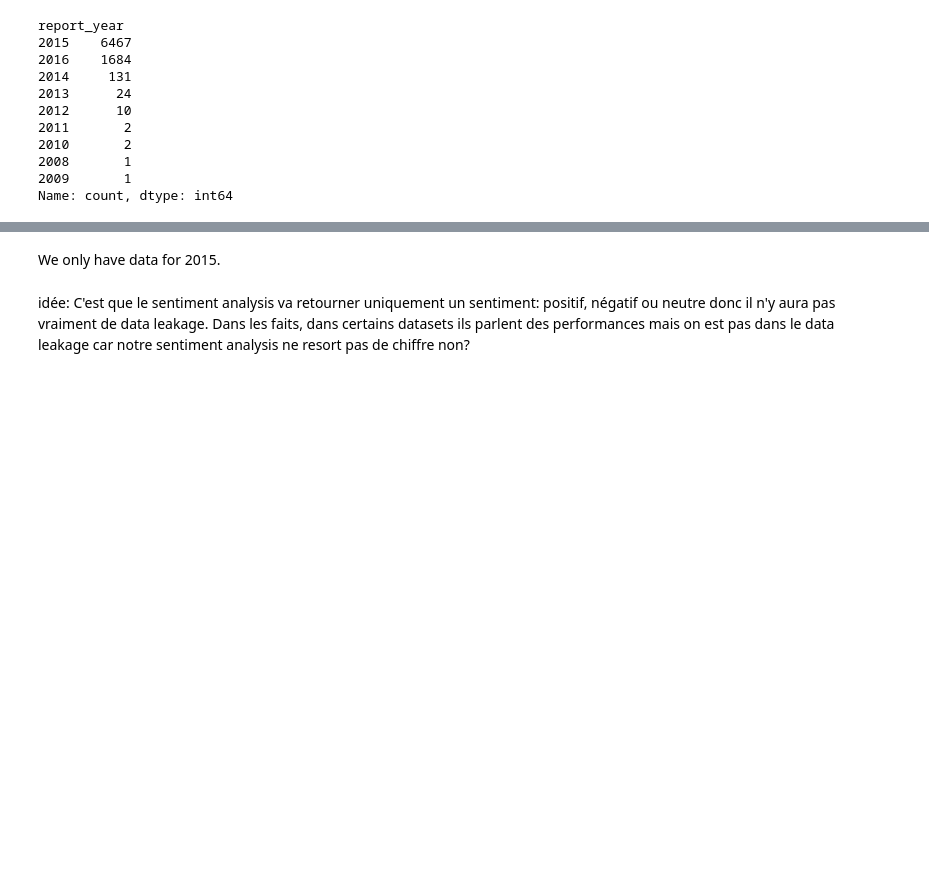
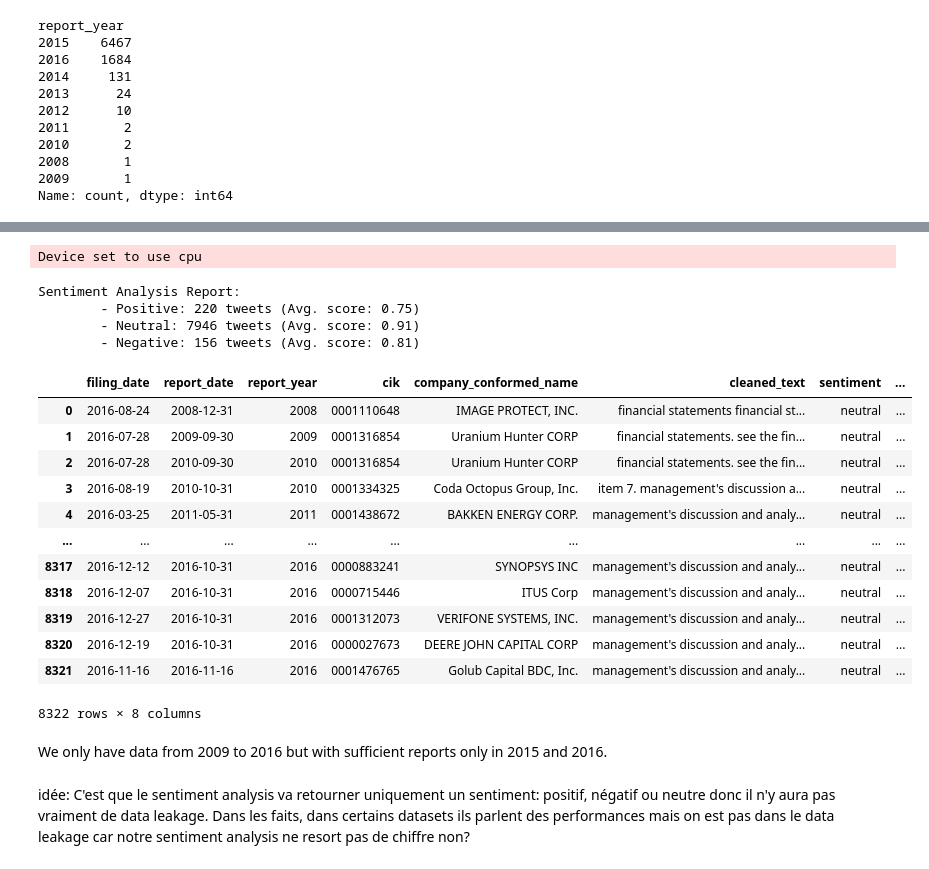
Before and after one commit to Loris-EPFL/MLFIN_Project, a Jupyter notebook: sentiment_analysis.ipynb, the cells around one changed output, grey strips where cells are left out. Cells and saved outputs as stored; diff of their text form; code cells hidden in the pictures; blank space fills up the shorter version.

Commit message:
sentiment analysis done

```diff
--- a/Predictors.ipynb
+++ b/sentiment_analysis.ipynb
@@ -96,0 +143,8 @@ Name: count, dtype: int64
+# %%
+reports.reports_sentiment_analysis()
+# %% [output]
+Device set to use cpu
+Sentiment Analysis Report:
+        - Positive: 220 tweets (Avg. score: 0.75)
+        - Neutral: 7946 tweets (Avg. score: 0.91)
+        - Negative: 156 tweets (Avg. score: 0.81)
@@ -97,5 +155,22 @@ Name: count, dtype: int64
+# %%
+df = pd.read_parquet('./clean/sentiment_tenkreports.parquet')
+df
+# %% [output]
+|  | filing_date | report_date | report_year | cik | company_conformed_name | cleaned_text | sentiment | ... |
+| 0 | 2016-08-24 | 2008-12-31 | 2008 | 0001110648 | IMAGE PROTECT, INC. | financial statements financial st... | neutral | ... |
+| 1 | 2016-07-28 | 2009-09-30 | 2009 | 0001316854 | Uranium Hunter CORP | financial statements. see the fin... | neutral | ... |
+| 2 | 2016-07-28 | 2010-09-30 | 2010 | 0001316854 | Uranium Hunter CORP | financial statements. see the fin... | neutral | ... |
+| 3 | 2016-08-19 | 2010-10-31 | 2010 | 0001334325 | Coda Octopus Group, Inc. | item 7. management's discussion a... | neutral | ... |
+| 4 | 2016-03-25 | 2011-05-31 | 2011 | 0001438672 | BAKKEN ENERGY CORP. | management's discussion and analy... | neutral | ... |
+| ... | ... | ... | ... | ... | ... | ... | ... | ... |
+| 8317 | 2016-12-12 | 2016-10-31 | 2016 | 0000883241 | SYNOPSYS INC | management's discussion and analy... | neutral | ... |
+| 8318 | 2016-12-07 | 2016-10-31 | 2016 | 0000715446 | ITUS Corp | management's discussion and analy... | neutral | ... |
+| 8319 | 2016-12-27 | 2016-10-31 | 2016 | 0001312073 | VERIFONE SYSTEMS, INC. | management's discussion and analy... | neutral | ... |
+| 8320 | 2016-12-19 | 2016-10-31 | 2016 | 0000027673 | DEERE JOHN CAPITAL CORP | management's discussion and analy... | neutral | ... |
+| 8321 | 2016-11-16 | 2016-11-16 | 2016 | 0001476765 | Golub Capital BDC, Inc. | management's discussion and analy... | neutral | ... |
+8322 rows × 8 columns
 # %% [markdown]
-We only have data for 2015.
+We only have data from 2009 to 2016 but with sufficient reports only in 2015 and 2016.
 # %% [markdown]
 idée: C'est que le sentiment analysis va retourner uniquement un sentiment: positif, négatif ou neutre donc il n'y aura pas vraiment de data leakage. Dans les faits, dans certains datasets ils parlent des performances mais on est pas dans le data leakage car notre sentiment analysis ne resort pas de chiffre non?
 # %% [markdown]
```
Also changed, not shown: parts of 10 cells of this notebook, 1 other file.
